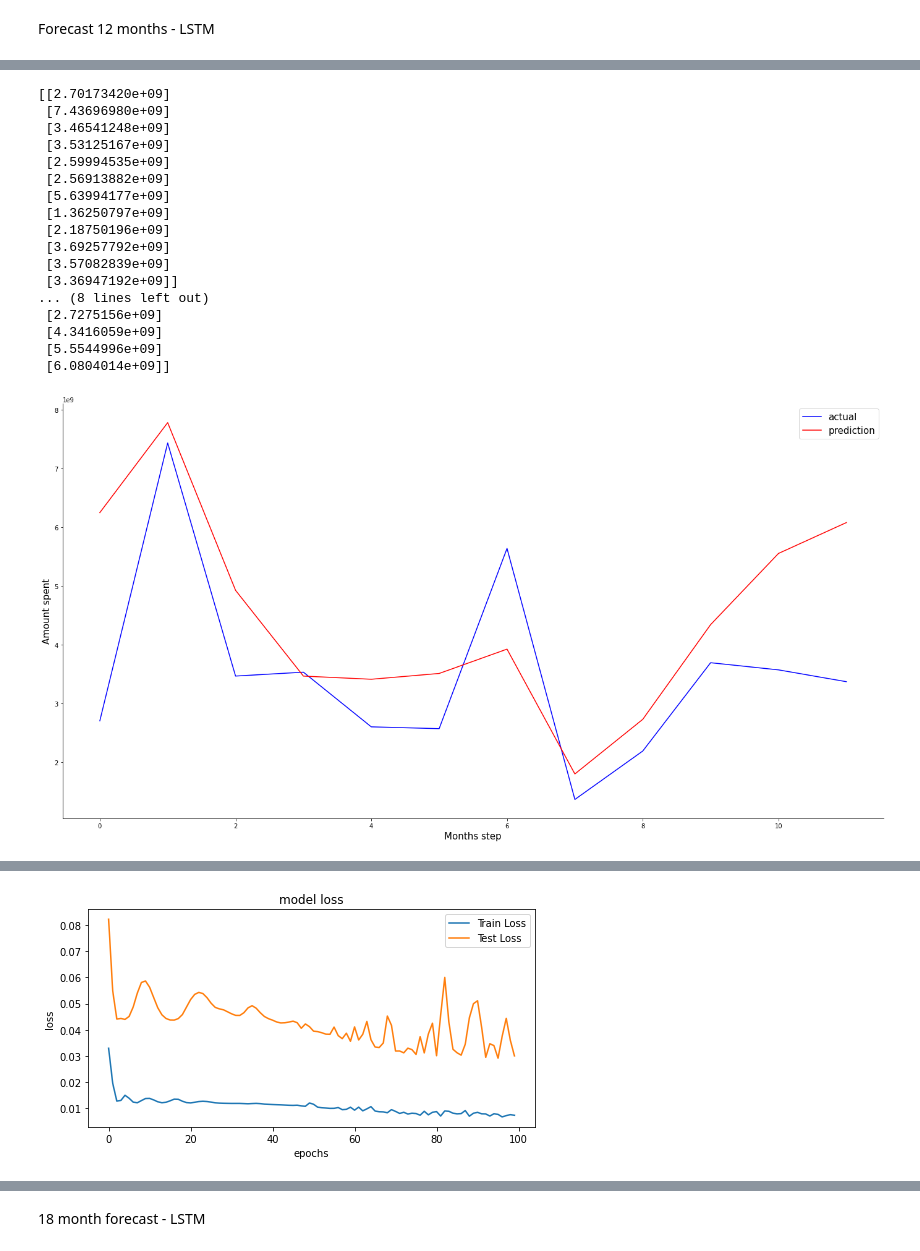
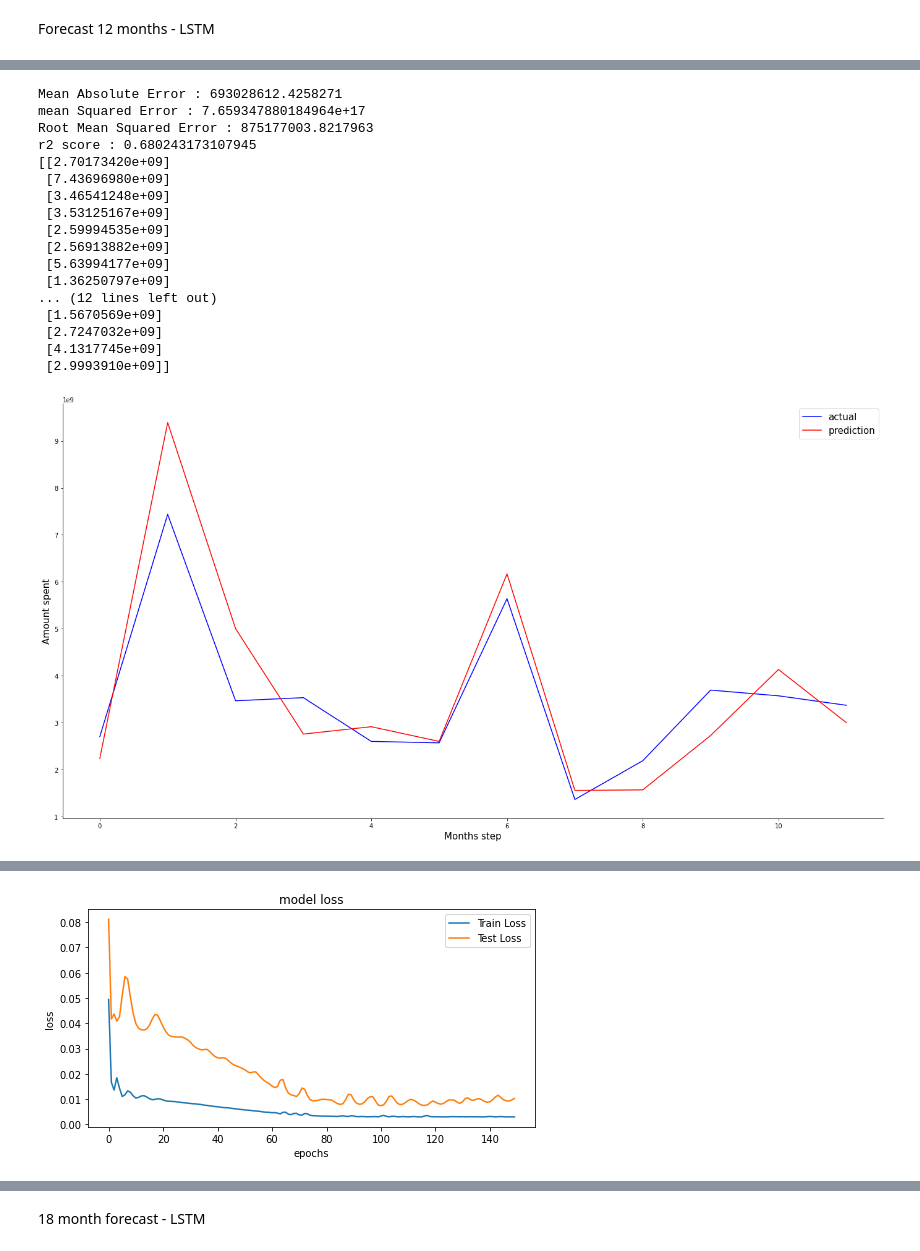
Before and after one commit to KamenDamov/Bulgarian-Gvt-Forecast, a Jupyter notebook: Forecast.ipynb, the cells around one changed output, grey strips where cells are left out. Cells and saved outputs as stored; diff of their text form; code cells hidden in the pictures.

```diff
--- a/Forecast.ipynb
+++ b/Forecast.ipynb
@@ -752,14 +752,12 @@ Y = np.array(Y)
 
 #Train model
 model = Sequential()
-model.add(Bidirectional(LSTM(100,return_sequences = True,  input_shape=(X.shape[1], X.shape[2]))))
+model.add(LSTM(100,return_sequences = True,  input_shape=(X.shape[1], X.shape[2])))
 #model.add(LSTM(50, activation='relu'))
 model.add(Dense(1))
 
-
 model.compile(loss='mse', optimizer='adam')
 history = model.fit(X, Y, epochs=200, batch_size=128, validation_split=0.2, verbose=0)
-
 
 #generate forecast to get model performance metrics
 n_look = 12 #We will evaluate the model based on the last 12 months
@@ -777,6 +775,7 @@ for i in range(n_look):
     x_pred_look = np.append(x_pred_look[:, 1:, :], y_pred_look.reshape(1, 1, 1), axis=1)
     # generate the next forecast
     y_pred_look = model.predict(x_pred_look)
+
     predicted_y_look.append(y_pred_look.flatten()[0])
     # save the forecast
 
@@ -1168,12 +1167,13 @@ for i in range(n_lookback, len(y) - n_forecast + 1):
 X = np.array(X)
 Y = np.array(Y)
 
-#Train model
+#Create model
 model = Sequential()
-model.add(LSTM(100, input_shape=(X.shape[1], X.shape[2])))
+model.add(Bidirectional(LSTM(100, input_shape=(X.shape[1], X.shape[2]))))
+model.add(Dense(50))
 model.add(Dense(1))
 model.compile(loss='mse', optimizer='adam')
-history = model.fit(X, Y, epochs=100, batch_size=128, validation_split=0.2, verbose=0)
+history = model.fit(X, Y, epochs=150, batch_size=128, validation_split=0.2, verbose=0)
 
 #generate forecast to get model performance metrics
 n_look = 12 #We will evaluate the model based on the last 12 months
@@ -1192,6 +1192,7 @@ for i in range(n_look):
 
     # generate the next forecast
     y_pred_look = model.predict(x_pred_look)
+
     predicted_y_look.append(y_pred_look.flatten()[0])
     # save the forecast
 
@@ -1221,7 +1222,15 @@ predicted_y_look = scaler.inverse_transform(predicted_y_look)
 pyplot.plot(realY)
 pyplot.plot(predicted_y_look, color='red')
 plt.show()
+rmse = np.sqrt(mean_squared_error(realY,predicted_y_look))
+mae = mean_absolute_error(realY, predicted_y_look)
+mse = mean_squared_error(realY,predicted_y_look)
+r2 = r2_score(realY,predicted_y_look)
 
+print('Mean Absolute Error :', mae)
+print('mean Squared Error :', mse)
+print('Root Mean Squared Error :', rmse)
+print('r2 score :', r2)
 prediction_plot(realY, predicted_y_look)
 print('Train Root Mean Squared Error(RMSE): %.2f; Train Mean Absolute Error(MAE) : %.2f '% (np.sqrt(mean_squared_error(realY,predicted_y_look)),(mean_absolute_error(realY, predicted_y_look))))
 print('Error: ', np.sqrt(mean_squared_error(realY,predicted_y_look))/sum(realY))
@@ -1288,9 +1297,14 @@ pred_df.rename(
 pred_df.Values[-12:].plot()
 pred_df.Values[:-12].plot()
 plt.show()
-pred_df['Forecast'] = pred_df[-12:]
+
+pred_df['Forecast'] = pred_df[-13:]
 pred_df['Values'] = pred_df[:-12]
+pred_df['Forecast'][-13] = pred_df['Values'][-13]
 pred_df.Values.plot()
 pred_df.Forecast.plot(color = 'red')
+plt.ylabel('Amount spent', size=15)
+plt.xlabel('Months step', size=15)
+plt.legend(fontsize=15)
 plt.show()
 # %% [output]
@@ -1311,3 +1325,7 @@ plt.show()
+Mean Absolute Error : 693028612.4258271
+mean Squared Error : 7.659347880184964e+17
+Root Mean Squared Error : 875177003.8217963
+r2 score : 0.680243173107945
 [[2.70173420e+09]
  [7.43696980e+09]
  [3.46541248e+09]
@@ -1316,13 +1334,9 @@ plt.show()
  [2.56913882e+09]
  [5.63994177e+09]
  [1.36250797e+09]
- [2.18750196e+09]
- [3.69257792e+09]
- [3.57082839e+09]
- [3.36947192e+09]]
-... (8 lines left out)
- [2.7275156e+09]
- [4.3416059e+09]
- [5.5544996e+09]
- [6.0804014e+09]]
+... (12 lines left out)
+ [1.5670569e+09]
+ [2.7247032e+09]
+ [4.1317745e+09]
+ [2.9993910e+09]]
-[figure, old version]
+[figure, new version]
@@ -1343 +1357 @@ Error:  [0.03847139]
-[figure, old version]
+[figure, new version]
```
Also changed, not shown: parts of 8 cells of this notebook.
